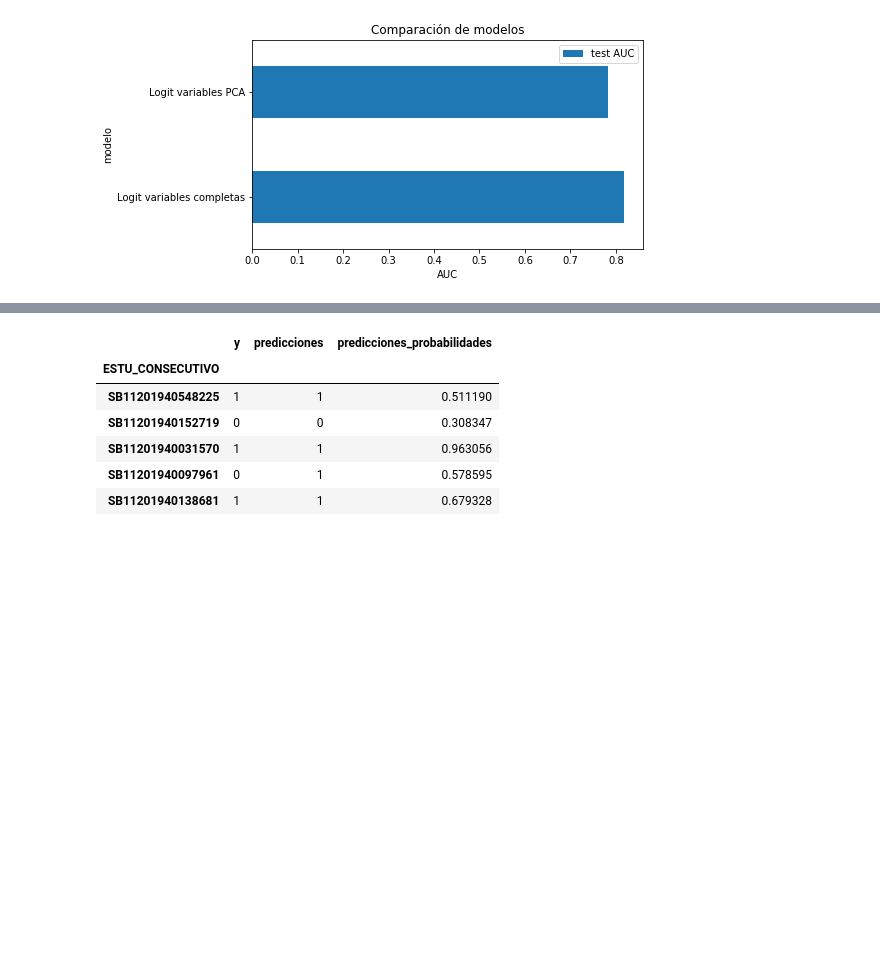
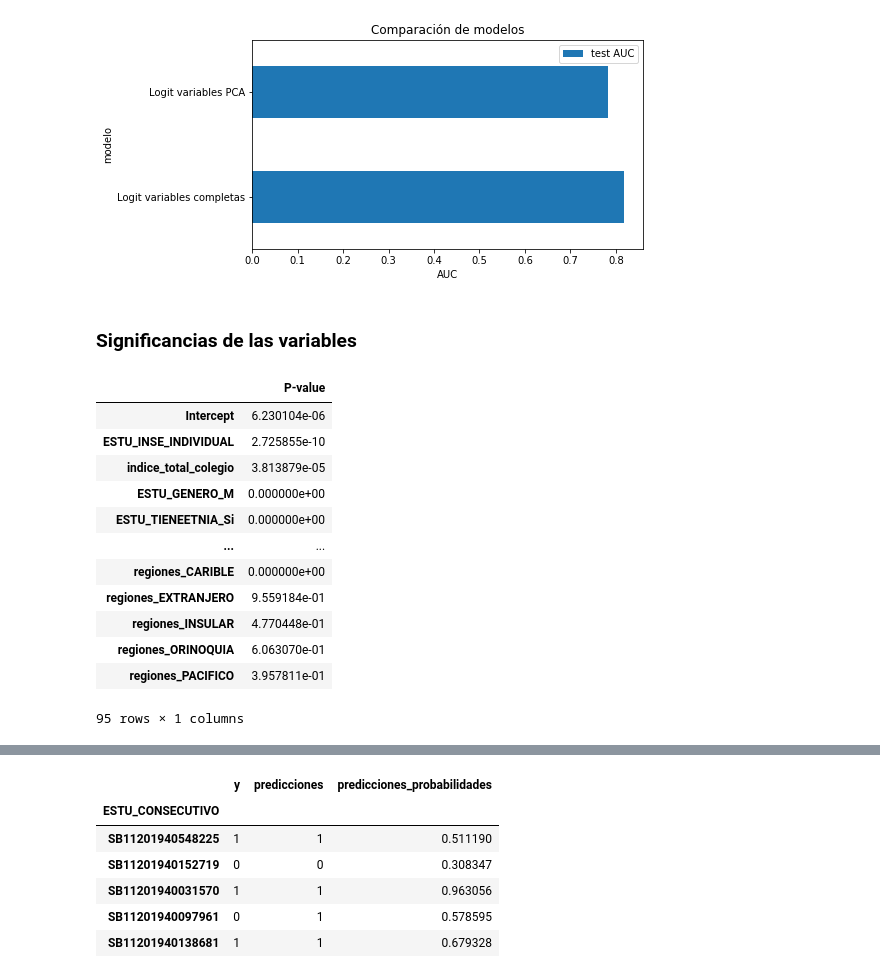
Before and after one commit to capenaranda05/MIIA_estudiante_29, a Jupyter notebook: Laboratorios/Lab_2_29.ipynb, the cells around one changed output, grey strips where cells are left out. Drawn from its saved outputs; the diff is of its cells as text; code cells hidden in the pictures; blank space fills up the shorter version.

```diff
--- a/Laboratorios/Lab_2_29.ipynb
+++ b/Laboratorios/Lab_2_29.ipynb
@@ -1657,3 +1657,47 @@ ax.set_ylabel('modelo')
 ax.set_title('Comparación de modelos');
 # %% [output]
 [figure]
+# %% [markdown]
+### Significancias de las variables
+# %%
+def logit_pvalue(model, x):
+
+    p = model.predict_proba(x)
+    n = len(p)
+    m = len(model.coef_[0]) + 1
+    coefs = np.concatenate([model.intercept_, model.coef_[0]])
+    x_full = np.matrix(np.insert(np.array(x), 0, 1, axis = 1))
+    ans = np.zeros((m, m))
+    for i in range(n):
+        ans = ans + np.dot(np.transpose(x_full[i, :]), x_full[i, :]) * p[i,1] * p[i, 0]
+    vcov = np.linalg.inv(np.matrix(ans))
+    se = np.sqrt(np.diag(vcov))
+    t =  coefs/se
+    p = (1 - norm.cdf(abs(t))) * 2
+    return p
+
+indice =[i for i in X2_test.columns]
+indice.insert(0,"Intercept")
+
+
+pvalue=pd.DataFrame(
+    data = logit_pvalue(lr2, X2_train).T,
+    columns  =  ["P-value"],
+    index = indice
+)
+
+pvalue
+# %% [output]
+|  | P-value |
+| Intercept | 6.230104e-06 |
+| ESTU_INSE_INDIVIDUAL | 2.725855e-10 |
+| indice_total_colegio | 3.813879e-05 |
+| ESTU_GENERO_M | 0.000000e+00 |
+| ESTU_TIENEETNIA_Si | 0.000000e+00 |
+| ... | ... |
+| regiones_CARIBLE | 0.000000e+00 |
+| regiones_EXTRANJERO | 9.559184e-01 |
+| regiones_INSULAR | 4.770448e-01 |
+| regiones_ORINOQUIA | 6.063070e-01 |
+| regiones_PACIFICO | 3.957811e-01 |
+95 rows × 1 columns
```
Also changed, not shown: parts of 19 cells of this notebook.
